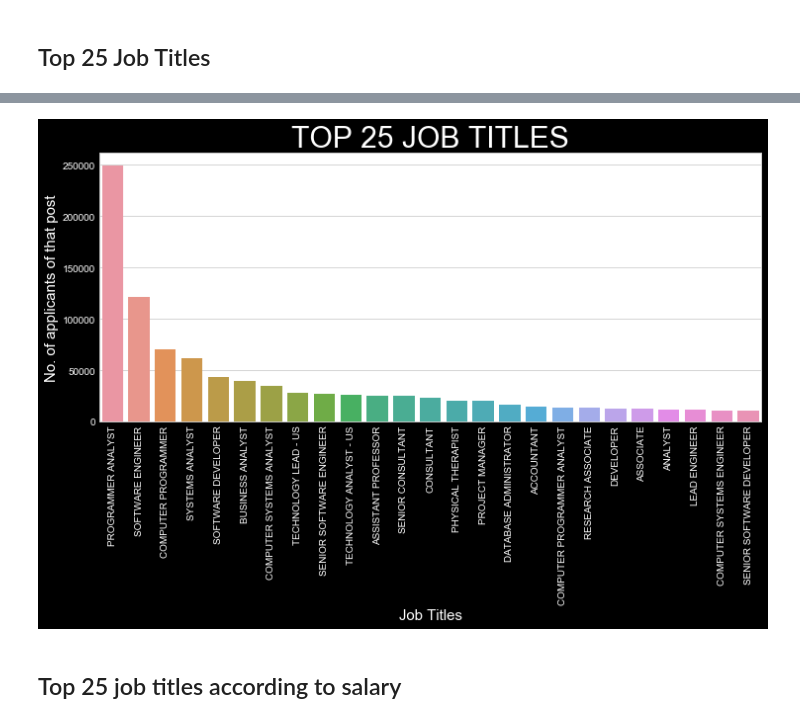
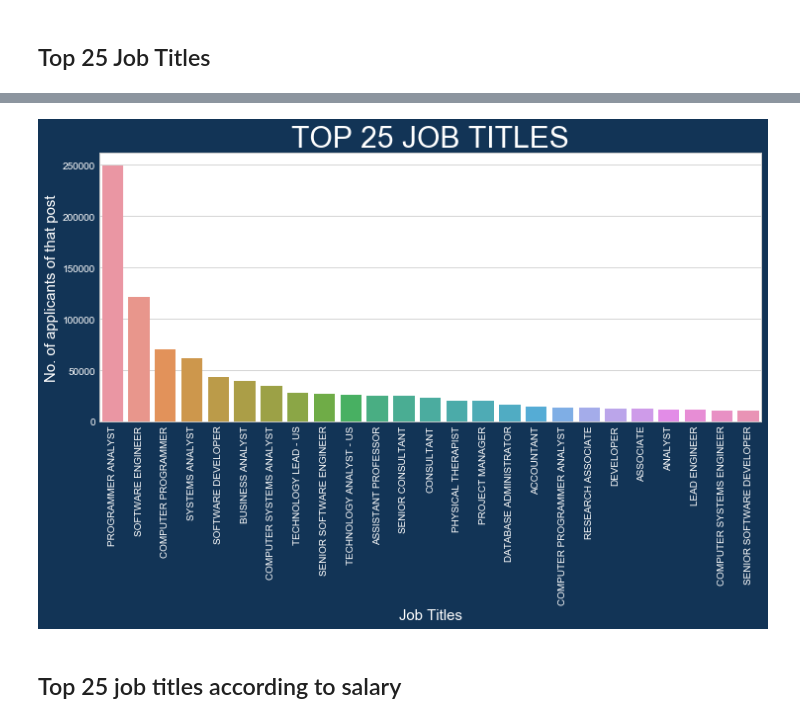
Before and after one commit to ayushkhandelwal123/Data-Science-Project-1, a Jupyter notebook: h1b.ipynb, the cells around one changed output, grey strips where cells are left out. Cells and saved outputs as stored; diff of their text form; code cells hidden in the pictures.

```diff
--- a/h1b.ipynb
+++ b/h1b.ipynb
@@ -21,7 +21,7 @@ import seaborn as sns
 11. What is Average Salary of top 25 Companies ( according to number of applicantes)
 12. What is Average Salary of top 25 Companies who pay high salaries
 # %%
-df = pd.read_csv("h1b_kaggle.csv")
+df = pd.read_csv("F://python/Advanced python//h1b_kaggle.csv")
 # %%
 df.columns
 # %% [output]
@@ -229,17 +229,17 @@ SENIOR SOFTWARE DEVELOPER       10208
 Name: JOB_TITLE, dtype: int64
 # %%
 plt.style.use("seaborn-whitegrid")
-fig,ax = plt.subplots(figsize=(12,5),facecolor="black")
+fig,ax = plt.subplots(figsize=(12,5),facecolor="#123456")
 sns.barplot(x=job_titles.index,y=job_titles.values,ax=ax)
 plt.title("TOP 25 JOB TITLES",color="white",fontsize=30)
 plt.xlabel("Job Titles",color="white",fontsize=15)
 plt.ylabel("No. of applicants of that post",color="white",fontsize=15)
 plt.xticks(color="white",rotation=90)
 plt.yticks(color="white")
 plt.savefig("TOP 25 JOB TITLES.jpg")
 plt.show()
 # %% [output]
-[figure, old version]
+[figure, new version]
 # %% [markdown]
 ## Top 25 job titles according to salary
 # %%
```
Also changed, not shown: parts of 12 cells of this notebook, 7 other files.
